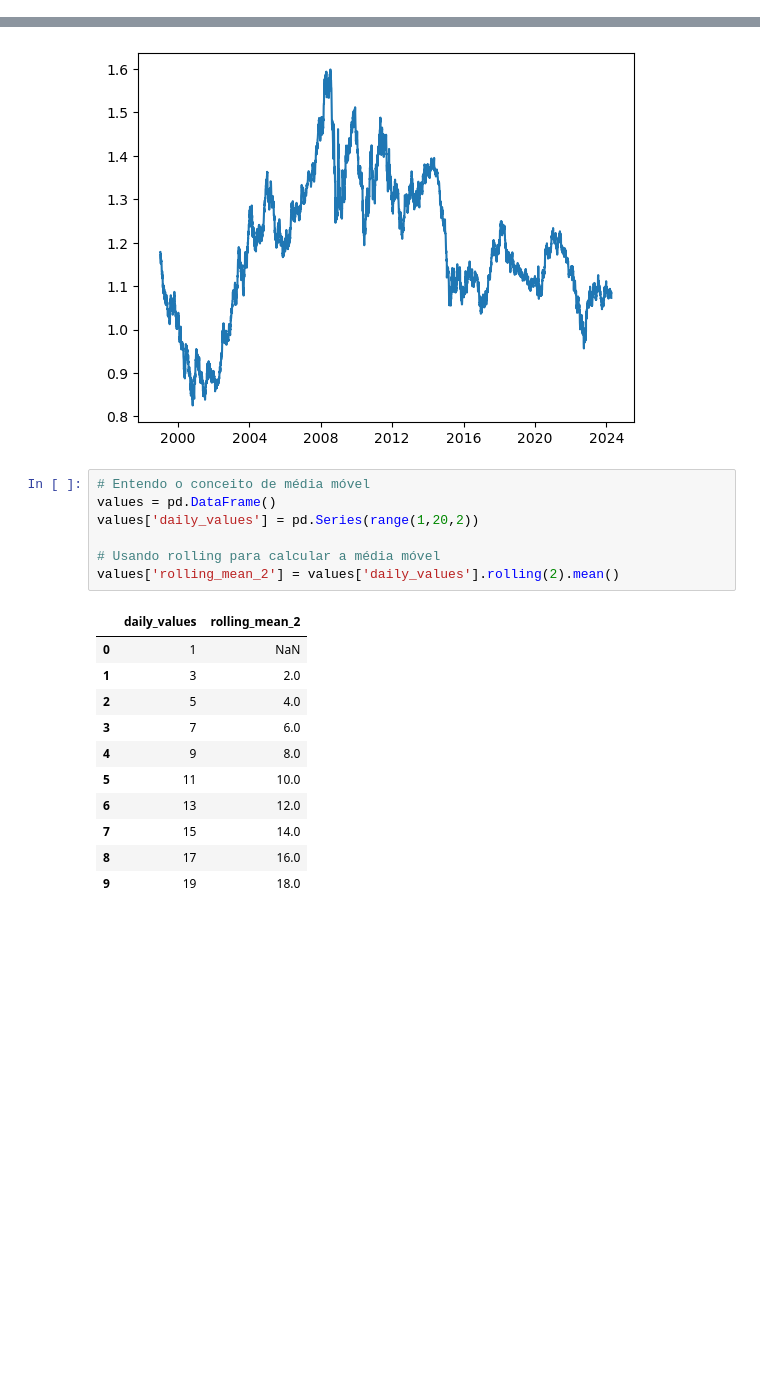
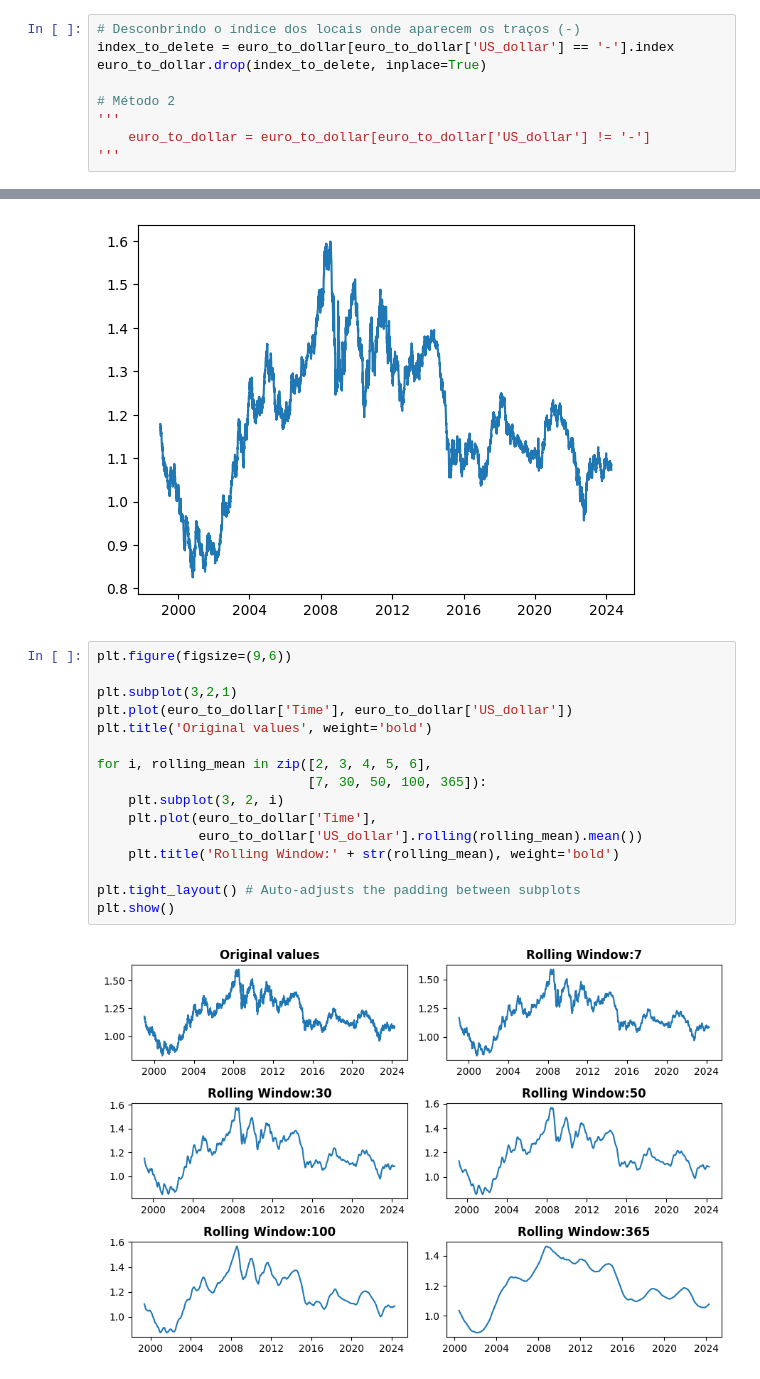
Before and after one commit to dev-alissonalves/data-scientist-dataquest, a Jupyter notebook: part02 - data_analysis_and_visualization/3-telling-stories-using-data-visualization/project-06/Guided Project: Storytelling Data Visualization on Exchange Rates.ipynb, the cells around one changed output, grey strips where cells are left out. Drawn from its saved outputs; the diff is of its cells as text; blank space fills up the shorter version.

Commit message:
project 06 - continuation for calculate rolling window

```diff
--- a/part02 - data_analysis_and_visualization/3-telling-stories-using-data-visualization/project-06/Guided Project: Storytelling Data Visualization on Exchange Rates.ipynb
+++ b/part02 - data_analysis_and_visualization/3-telling-stories-using-data-visualization/project-06/Guided Project: Storytelling Data Visualization on Exchange Rates.ipynb
@@ -92,0 +118,9 @@ euro_to_dollar['US_dollar'] = euro_to_dollar['US_dollar'].astype(float)
+# %%
+# Desconbrindo o índice dos locais onde aparecem os traços (-)
+index_to_delete = euro_to_dollar[euro_to_dollar['US_dollar'] == '-'].index
+euro_to_dollar.drop(index_to_delete, inplace=True)
+
+# Método 2
+'''
+    euro_to_dollar = euro_to_dollar[euro_to_dollar['US_dollar'] != '-']
+'''
@@ -96,22 +135,21 @@ plt.plot(euro_to_dollar['Time'], euro_to_dollar['US_dollar'])
 plt.show()
 # %% [output]
 [figure]
-# %%
-# Entendo o conceito de média móvel
-values = pd.DataFrame()
-values['daily_values'] = pd.Series(range(1,20,2))
-
-# Usando rolling para calcular a média móvel
-values['rolling_mean_2'] = values['daily_values'].rolling(2).mean()
-# %% [output]
-|  | daily_values | rolling_mean_2 |
-| 0 | 1 | NaN |
-| 1 | 3 | 2.0 |
-| 2 | 5 | 4.0 |
-| 3 | 7 | 6.0 |
-| 4 | 9 | 8.0 |
-| 5 | 11 | 10.0 |
-| 6 | 13 | 12.0 |
-| 7 | 15 | 14.0 |
-| 8 | 17 | 16.0 |
-| 9 | 19 | 18.0 |
+# %%
+plt.figure(figsize=(9,6))
+
+plt.subplot(3,2,1)
+plt.plot(euro_to_dollar['Time'], euro_to_dollar['US_dollar'])
+plt.title('Original values', weight='bold')
+
+for i, rolling_mean in zip([2, 3, 4, 5, 6],
+                           [7, 30, 50, 100, 365]):
+    plt.subplot(3, 2, i)
+    plt.plot(euro_to_dollar['Time'],
+             euro_to_dollar['US_dollar'].rolling(rolling_mean).mean())
+    plt.title('Rolling Window:' + str(rolling_mean), weight='bold')
+
+plt.tight_layout() # Auto-adjusts the padding between subplots
+plt.show()
+# %% [output]
+[figure, added]
```
Also changed, not shown: parts of 11 cells of this notebook.
